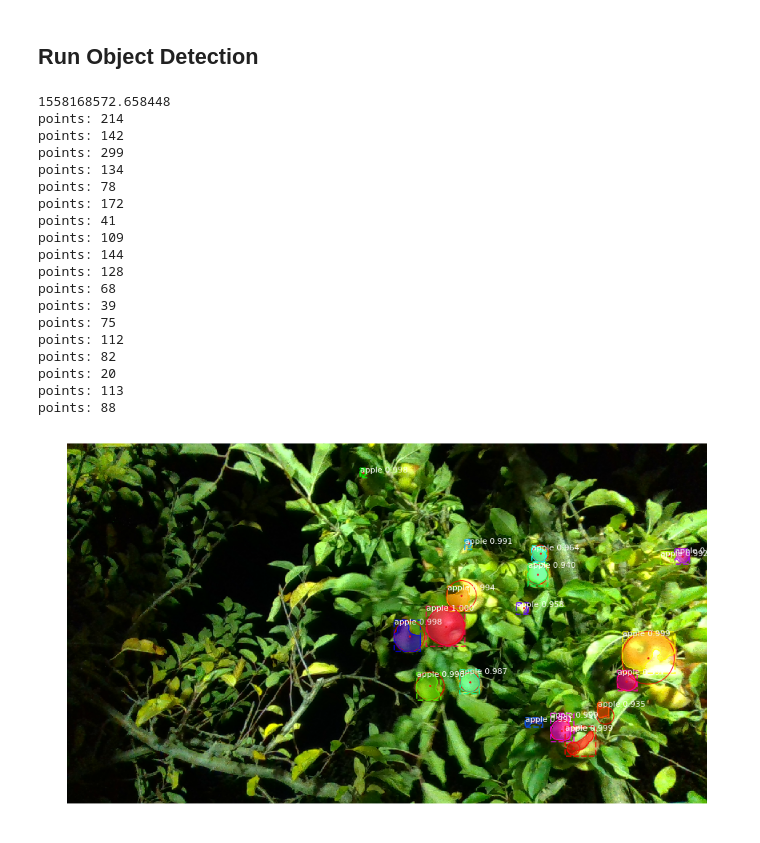
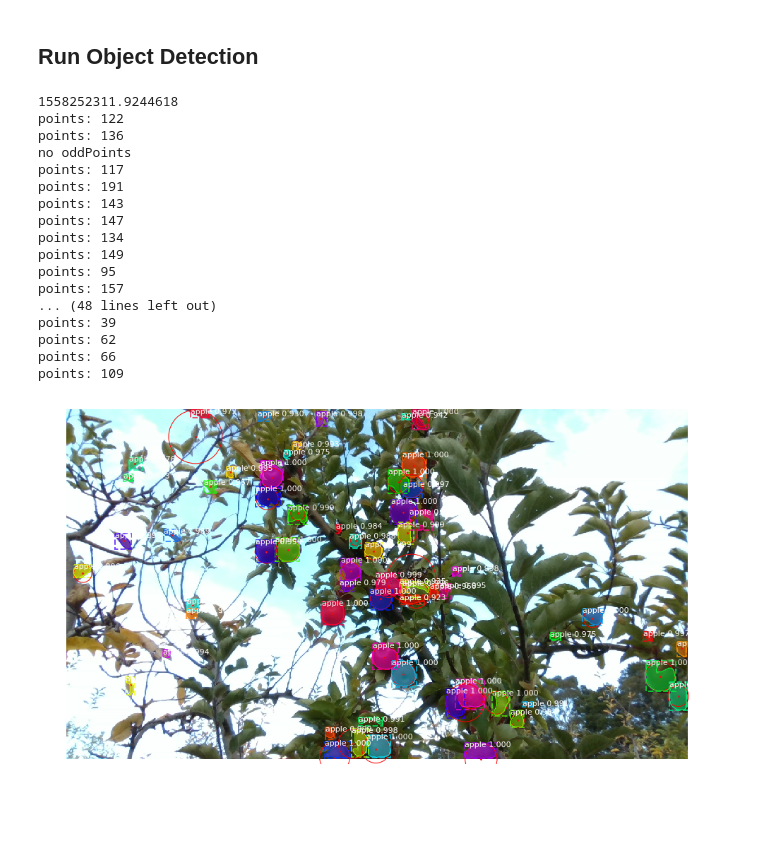
Before and after one commit to foreverben1986/Mask_RCNN, a Jupyter notebook: samples/demo.ipynb, the cells around one changed output. Drawn from its saved outputs; the diff is of its cells as text; code cells hidden in the pictures; blank space fills up the shorter version.

```diff
--- a/samples/demo.ipynb
+++ b/samples/demo.ipynb
@@ -40,7 +40,7 @@ if not os.path.exists(COCO_MODEL_PATH):
 
 # Directory of images to run detection on
 # IMAGE_DIR = os.path.join(ROOT_DIR, "logs")
-IMAGE_DIR = os.path.join(ROOT_DIR, "logs")
+IMAGE_DIR = os.path.join(ROOT_DIR, "logs_test_img")
 # IMAGE_DIR = os.path.join(ROOT_DIR, "images/AusTestPic")
 
 
@@ -127,36 +127,34 @@ class_names = ['BG', 'apple']
 # %%
 # Load a random image from the images folder
 #file_names = next(os.walk(IMAGE_DIR))[2]
 #image = skimage.io.imread(os.path.join(IMAGE_DIR, random.choice(file_names)))
 
-image = skimage.io.imread(os.path.join(IMAGE_DIR, "color_20190518T083348.png"))
+image = skimage.io.imread(os.path.join(IMAGE_DIR, "color_20190518T071146-Copy1.png"))
 # Run detection
 logging.debug('start detect')
 results = model.detect([image], verbose=0)
 logging.debug('end detect')
 
 # Visualize results
 r = results[0]
 visualize.display_instances(image, r['rois'], r['masks'], r['class_ids'],
                             class_names, r['scores'])
 # %% [output]
-1558168572.658448
-points: 214
-points: 142
-points: 299
+1558252311.9244618
+points: 122
+points: 136
+no oddPoints
+points: 117
+points: 191
+points: 143
+points: 147
 points: 134
-points: 78
-points: 172
-points: 41
+points: 149
+points: 95
+points: 157
+... (48 lines left out)
+points: 39
+points: 62
+points: 66
 points: 109
-points: 144
-points: 128
-points: 68
-points: 39
-points: 75
-points: 112
-points: 82
-points: 20
-points: 113
-points: 88
-[figure, old version]
+[figure, new version]
```
Also changed, not shown: parts of 2 cells of this notebook, 6 other files.
